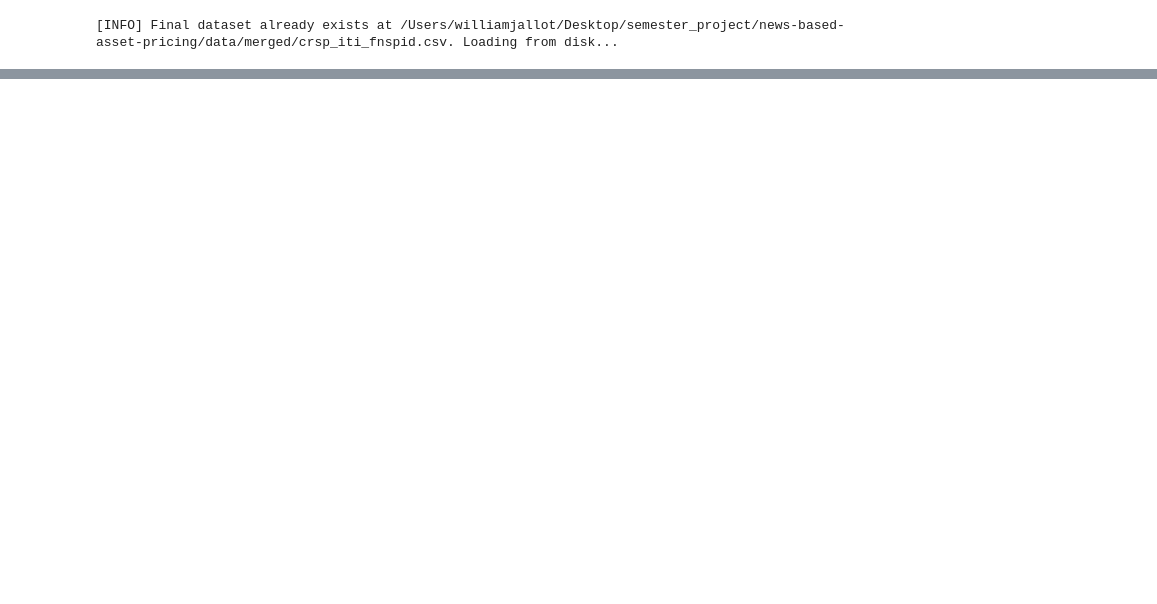
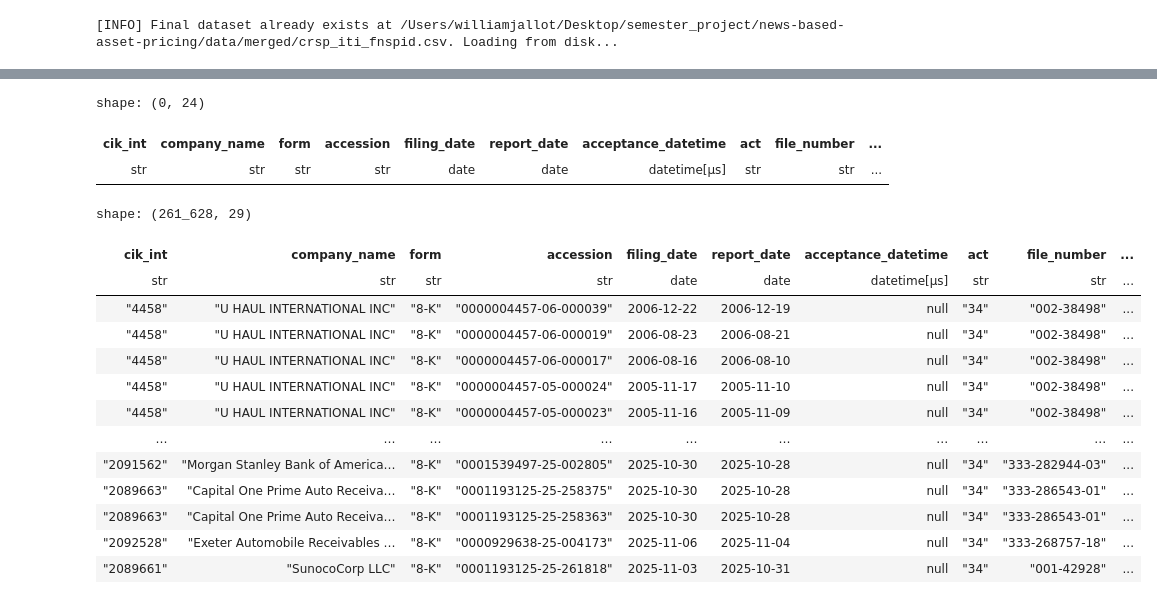
Before and after one commit to Wfiles/iti-8k-analysis, a Jupyter notebook: sec_8k.ipynb, the cells around one changed output, grey strips where cells are left out. Drawn from its saved outputs; the diff is of its cells as text; code cells hidden in the pictures; blank space fills up the shorter version.

Commit message:
merged 8k

```diff
--- a/sec_8k.ipynb
+++ b/sec_8k.ipynb
@@ -231,0 +216,64 @@ shape: (819_776, 22)
+# %%
+cik_permno = pl.from_dataframe(cik_permno)
+
+filings_df = df_8k
+cik_col = 'cik_int'
+date_col = 'filing_date'
+
+df = filings_df.with_columns([
+    pl.col(cik_col).cast(pl.Utf8).str.strip_chars()
+])
+
+link = cik_permno.with_columns([
+    pl.col("cik").cast(pl.Utf8).str.strip_chars(),
+    pl.col("linkdt").cast(pl.Date),
+    pl.col("linkenddt").cast(pl.Date)
+])
+
+# Join filings with cik–permno mapping
+merged = df.join(link, left_on=cik_col, right_on="cik", how="left")
+
+# Filter by date window
+merged = merged.filter(
+    (pl.col(date_col) >= pl.col("linkdt")) &
+    (pl.col(date_col) <= pl.col("linkenddt"))
+)
+
+# Sort and deduplicate to keep most recent link (largest linkdt)
+merged = merged.sort(["gvkey", "permno", "linkdt"])
+merged = merged.unique(subset=[cik_col, date_col], keep="last")
+
+# Return only relevant columns
+keep_cols = list(filings_df.columns) + ["permno", "gvkey"]
+merged.select(keep_cols)
+# %% [output]
+shape: (0, 24)
+| cik_int | company_name | form | accession | filing_date | report_date | acceptance_datetime | act | file_number | ... |
+| str | str | str | str | date | date | datetime[μs] | str | str | ... |
+# %%
+df = df.with_columns(pl.col('cik_int').str.len_chars().alias('length_cik'))
+# %%
+df = df.with_columns(
+    (pl.lit("0").repeat_by(10 - pl.col('length_cik'))
+    .list.join("")
+    +  pl.col("cik_int").cast(pl.Utf8)).alias('cleaned_cik')
+)
+# %%
+merged = df.join(link, left_on='cleaned_cik',right_on="cik", how="left")
+# %%
+merged.filter(pl.col("permno").is_null())
+# %% [output]
+shape: (261_628, 29)
+| cik_int | company_name | form | accession | filing_date | report_date | acceptance_datetime | act | file_number | ... |
+| str | str | str | str | date | date | datetime[μs] | str | str | ... |
+| "4458" | "U HAUL INTERNATIONAL INC" | "8-K" | "0000004457-06-000039" | 2006-12-22 | 2006-12-19 | null | "34" | "002-38498" | ... |
+| "4458" | "U HAUL INTERNATIONAL INC" | "8-K" | "0000004457-06-000019" | 2006-08-23 | 2006-08-21 | null | "34" | "002-38498" | ... |
+| "4458" | "U HAUL INTERNATIONAL INC" | "8-K" | "0000004457-06-000017" | 2006-08-16 | 2006-08-10 | null | "34" | "002-38498" | ... |
+| "4458" | "U HAUL INTERNATIONAL INC" | "8-K" | "0000004457-05-000024" | 2005-11-17 | 2005-11-10 | null | "34" | "002-38498" | ... |
+| "4458" | "U HAUL INTERNATIONAL INC" | "8-K" | "0000004457-05-000023" | 2005-11-16 | 2005-11-09 | null | "34" | "002-38498" | ... |
+| … | … | … | … | … | … | … | … | … | ... |
+| "2091562" | "Morgan Stanley Bank of America… | "8-K" | "0001539497-25-002805" | 2025-10-30 | 2025-10-28 | null | "34" | "333-282944-03" | ... |
+| "2089663" | "Capital One Prime Auto Receiva… | "8-K" | "0001193125-25-258375" | 2025-10-30 | 2025-10-28 | null | "34" | "333-286543-01" | ... |
+| "2089663" | "Capital One Prime Auto Receiva… | "8-K" | "0001193125-25-258363" | 2025-10-30 | 2025-10-28 | null | "34" | "333-286543-01" | ... |
+| "2092528" | "Exeter Automobile Receivables … | "8-K" | "0000929638-25-004173" | 2025-11-06 | 2025-11-04 | null | "34" | "333-268757-18" | ... |
+| "2089661" | "SunocoCorp LLC" | "8-K" | "0001193125-25-261818" | 2025-11-03 | 2025-10-31 | null | "34" | "001-42928" | ... |
```
Also changed, not shown: parts of 8 cells of this notebook, 1 other file.
